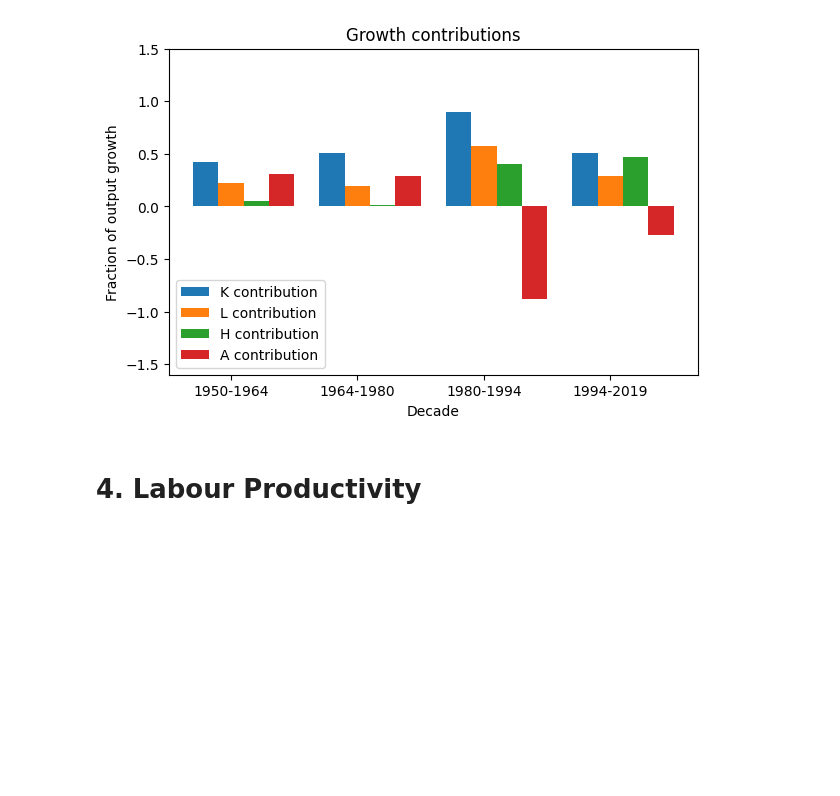
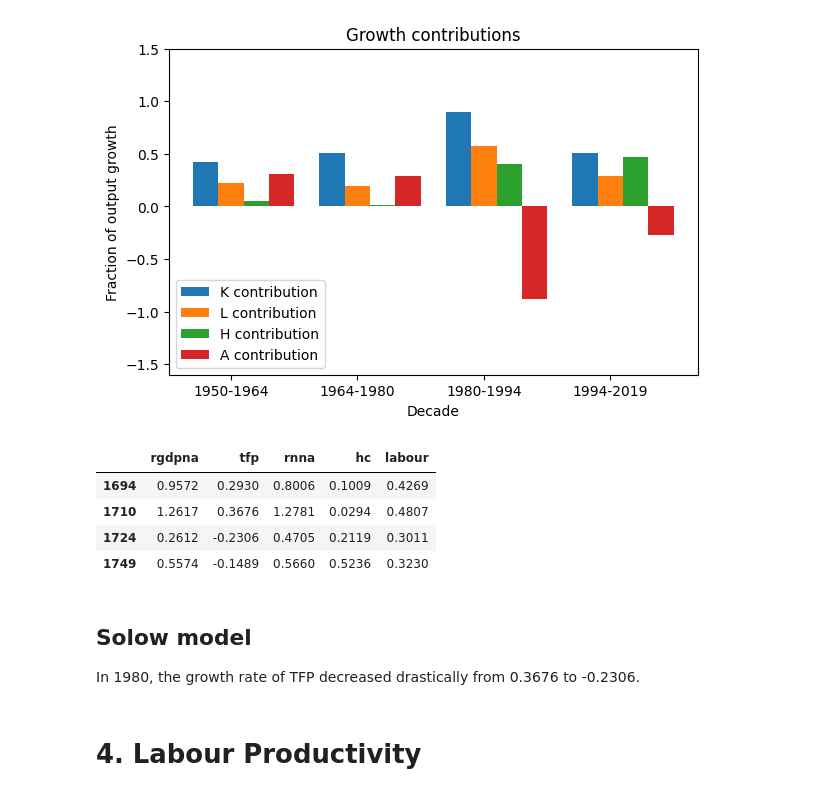
Before and after one commit to Jessie-Fung/ec2b1-brazil, a Jupyter notebook: code/code.ipynb, the cells around one changed output. Drawn from its saved outputs; the diff is of its cells as text; code cells hidden in the pictures; blank space fills up the shorter version.

```diff
--- a/code/code.ipynb
+++ b/code/code.ipynb
@@ -756,3 +756,15 @@ year
 1994-2019                0.0179
 [figure]
 [figure]
+# %%
+dec_change
+# %% [output]
+|  | rgdpna | tfp | rnna | hc | labour |
+| 1694 | 0.9572 | 0.2930 | 0.8006 | 0.1009 | 0.4269 |
+| 1710 | 1.2617 | 0.3676 | 1.2781 | 0.0294 | 0.4807 |
+| 1724 | 0.2612 | -0.2306 | 0.4705 | 0.2119 | 0.3011 |
+| 1749 | 0.5574 | -0.1489 | 0.5660 | 0.5236 | 0.3230 |
+# %% [markdown]
+## Solow model
+
+In 1980, the growth rate of TFP decreased drastically from 0.3676 to -0.2306.
```
Also changed, not shown: parts of 1 cell of this notebook, 2 other files.
